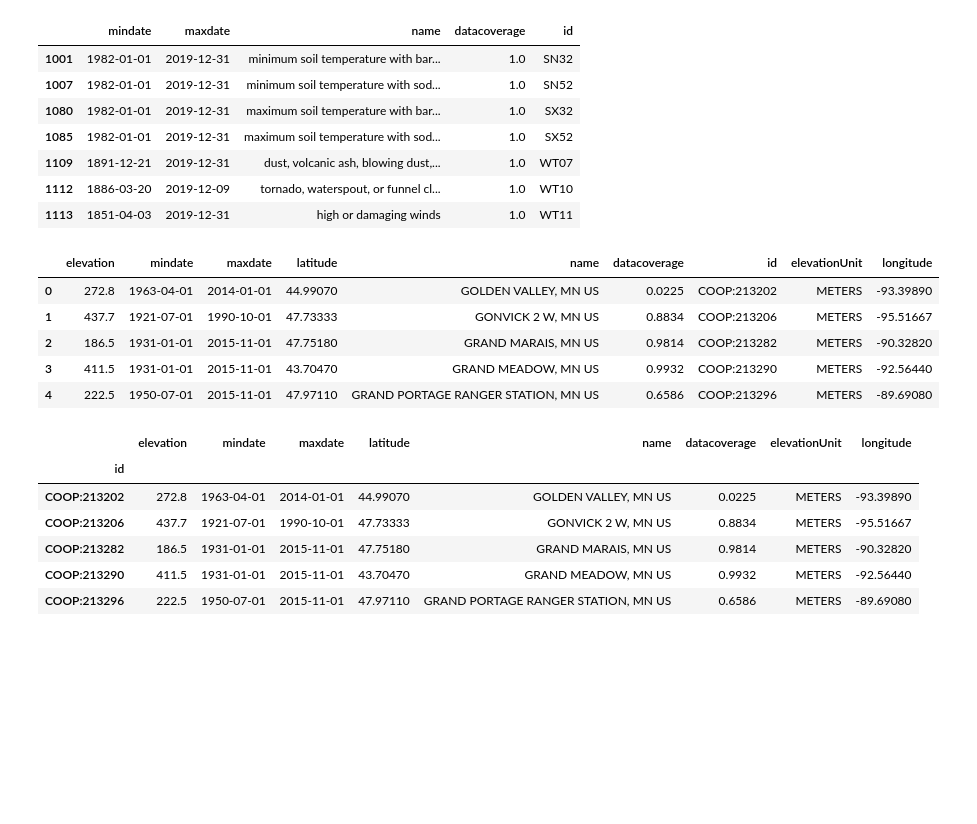
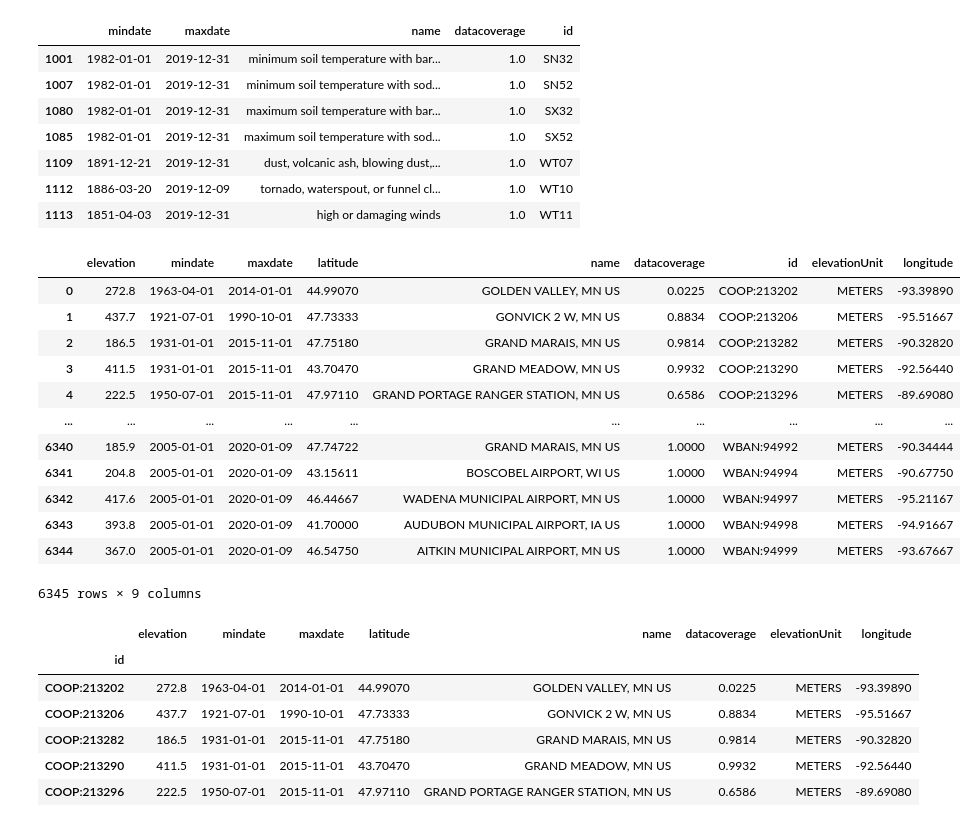
Before and after one commit to JansenKat/SMMBBGKJ-TTH-Prj1, a Jupyter notebook: notebooks/NOAA.ipynb, the cells around one changed output. Saved outputs shown, nothing was run; the diff lists cells and outputs as text; code cells hidden in the pictures; blank space fills up the shorter version.

```diff
--- a/notebooks/NOAA.ipynb
+++ b/notebooks/NOAA.ipynb
@@ -70,14 +70,21 @@ recent(dt_df)
 | 1113 | 1851-04-03 | 2019-12-31 | high or damaging winds | 1.0 | WT11 |
 # %%
 stations_df = gather('stations',payload)
-stations_df.head()
+stations_df
 # %% [output]
 |  | elevation | mindate | maxdate | latitude | name | datacoverage | id | elevationUnit | longitude |
 | 0 | 272.8 | 1963-04-01 | 2014-01-01 | 44.99070 | GOLDEN VALLEY, MN US | 0.0225 | COOP:213202 | METERS | -93.39890 |
 | 1 | 437.7 | 1921-07-01 | 1990-10-01 | 47.73333 | GONVICK 2 W, MN US | 0.8834 | COOP:213206 | METERS | -95.51667 |
 | 2 | 186.5 | 1931-01-01 | 2015-11-01 | 47.75180 | GRAND MARAIS, MN US | 0.9814 | COOP:213282 | METERS | -90.32820 |
 | 3 | 411.5 | 1931-01-01 | 2015-11-01 | 43.70470 | GRAND MEADOW, MN US | 0.9932 | COOP:213290 | METERS | -92.56440 |
 | 4 | 222.5 | 1950-07-01 | 2015-11-01 | 47.97110 | GRAND PORTAGE RANGER STATION, MN US | 0.6586 | COOP:213296 | METERS | -89.69080 |
+| ... | ... | ... | ... | ... | ... | ... | ... | ... | ... |
+| 6340 | 185.9 | 2005-01-01 | 2020-01-09 | 47.74722 | GRAND MARAIS, MN US | 1.0000 | WBAN:94992 | METERS | -90.34444 |
+| 6341 | 204.8 | 2005-01-01 | 2020-01-09 | 43.15611 | BOSCOBEL AIRPORT, WI US | 1.0000 | WBAN:94994 | METERS | -90.67750 |
+| 6342 | 417.6 | 2005-01-01 | 2020-01-09 | 46.44667 | WADENA MUNICIPAL AIRPORT, MN US | 1.0000 | WBAN:94997 | METERS | -95.21167 |
+| 6343 | 393.8 | 2005-01-01 | 2020-01-09 | 41.70000 | AUDUBON MUNICIPAL AIRPORT, IA US | 1.0000 | WBAN:94998 | METERS | -94.91667 |
+| 6344 | 367.0 | 2005-01-01 | 2020-01-09 | 46.54750 | AITKIN MUNICIPAL AIRPORT, MN US | 1.0000 | WBAN:94999 | METERS | -93.67667 |
+6345 rows × 9 columns
 # %%
 stations = stations_df.set_index('id').drop_duplicates()
 stations
```
Also changed, not shown: parts of 1 cell of this notebook, 3 other files.
